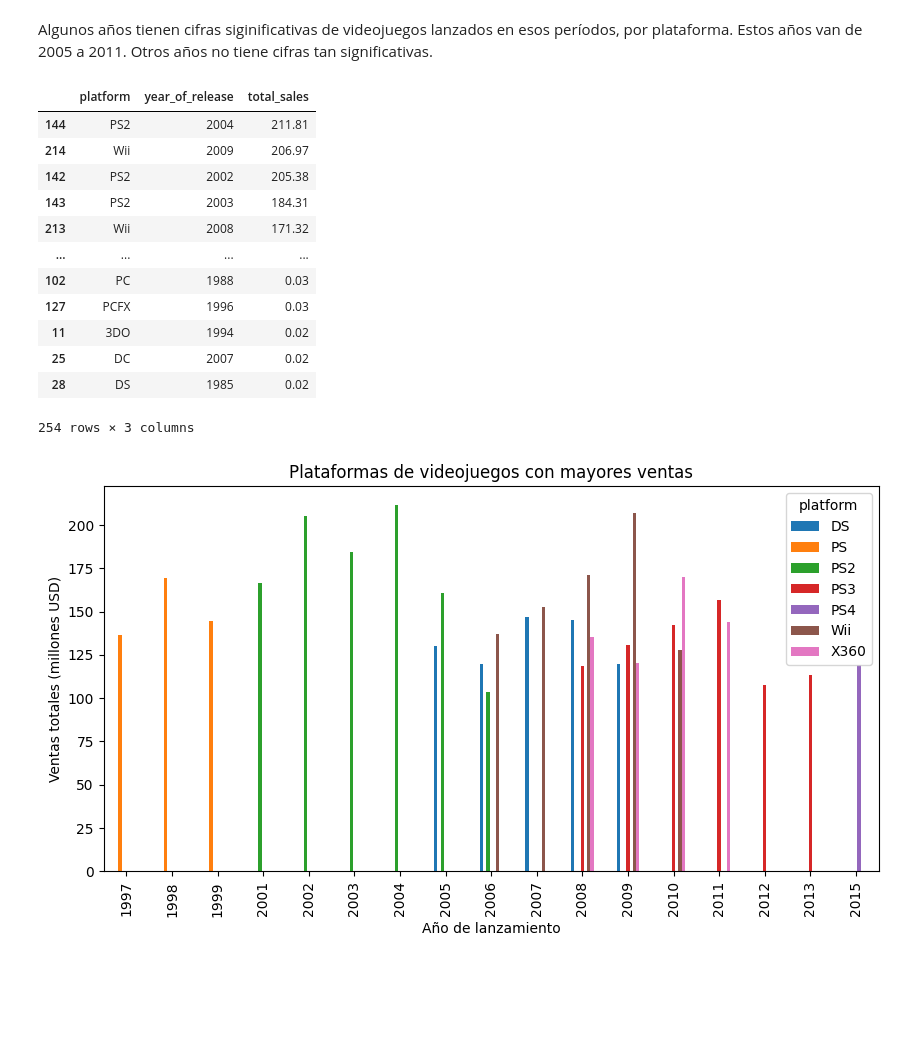
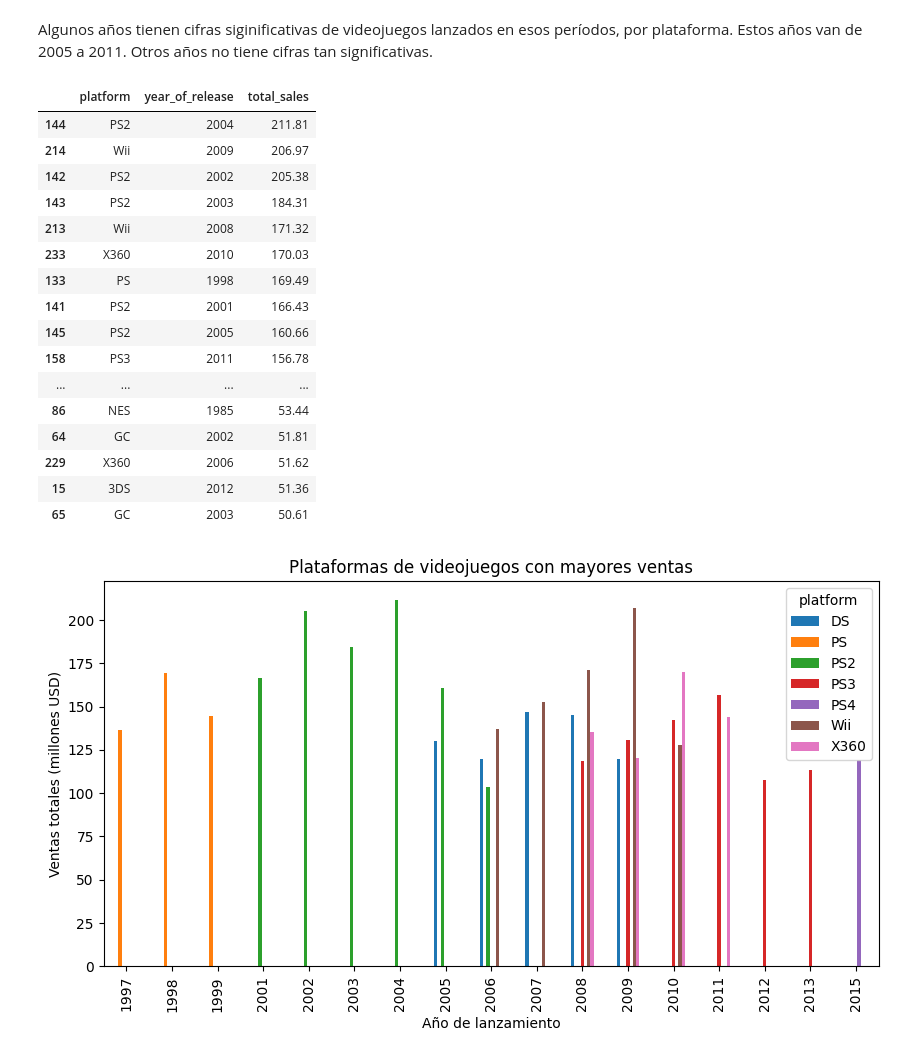
Before and after one commit to wh1tneyr/Analisis-exploratorio-de-datos-y-ambientes-virtuales, a Jupyter notebook: proyecto_05.ipynb, the cells around one changed output. Cells and saved outputs as stored; diff of their text form; code cells hidden in the pictures; blank space fills up the shorter version.

```diff
--- a/proyecto_05.ipynb
+++ b/proyecto_05.ipynb
@@ -164,22 +164,26 @@ Algunos años tienen cifras siginificativas de videojuegos lanzados en esos per
 # %%
 #calcular ventas por plataforma de juego y año
 sales_per_platform = games.groupby(['platform', 'year_of_release'])['total_sales'].sum().reset_index().sort_values(by='total_sales', ascending=False)
 
-sales_per_platform
+sales_per_platform.head(60)
 # %% [output]
 |  | platform | year_of_release | total_sales |
 | 144 | PS2 | 2004 | 211.81 |
 | 214 | Wii | 2009 | 206.97 |
 | 142 | PS2 | 2002 | 205.38 |
 | 143 | PS2 | 2003 | 184.31 |
 | 213 | Wii | 2008 | 171.32 |
+| 233 | X360 | 2010 | 170.03 |
+| 133 | PS | 1998 | 169.49 |
+| 141 | PS2 | 2001 | 166.43 |
+| 145 | PS2 | 2005 | 160.66 |
+| 158 | PS3 | 2011 | 156.78 |
 | ... | ... | ... | ... |
-| 102 | PC | 1988 | 0.03 |
-| 127 | PCFX | 1996 | 0.03 |
-| 11 | 3DO | 1994 | 0.02 |
-| 25 | DC | 2007 | 0.02 |
-| 28 | DS | 1985 | 0.02 |
+| 86 | NES | 1985 | 53.44 |
+| 64 | GC | 2002 | 51.81 |
+| 229 | X360 | 2006 | 51.62 |
+| 15 | 3DS | 2012 | 51.36 |
+| 65 | GC | 2003 | 50.61 |
-254 rows × 3 columns
 # %%
 #elegir las plataformas con mayores ventas (ventas sobre 100 mill)
 most_sellling_platforms = sales_per_platform[(sales_per_platform['total_sales'] > 100)]
```
Also changed, not shown: parts of 2 cells of this notebook.
